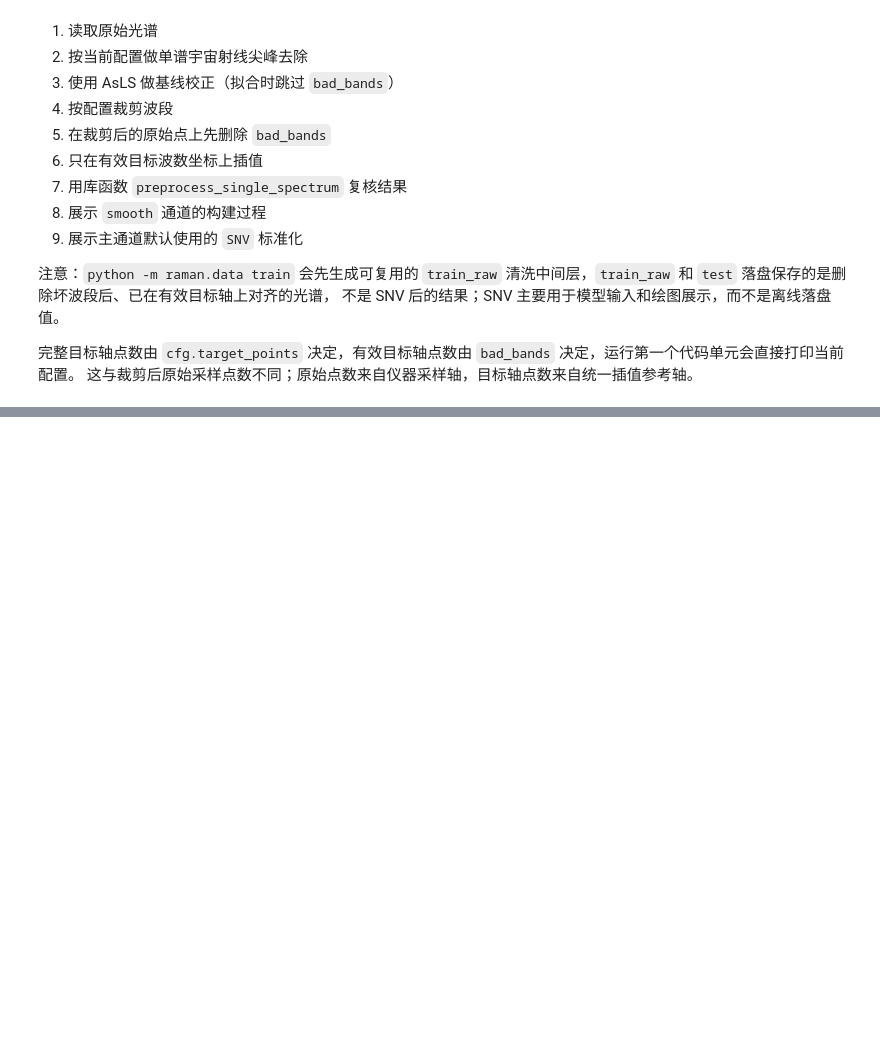
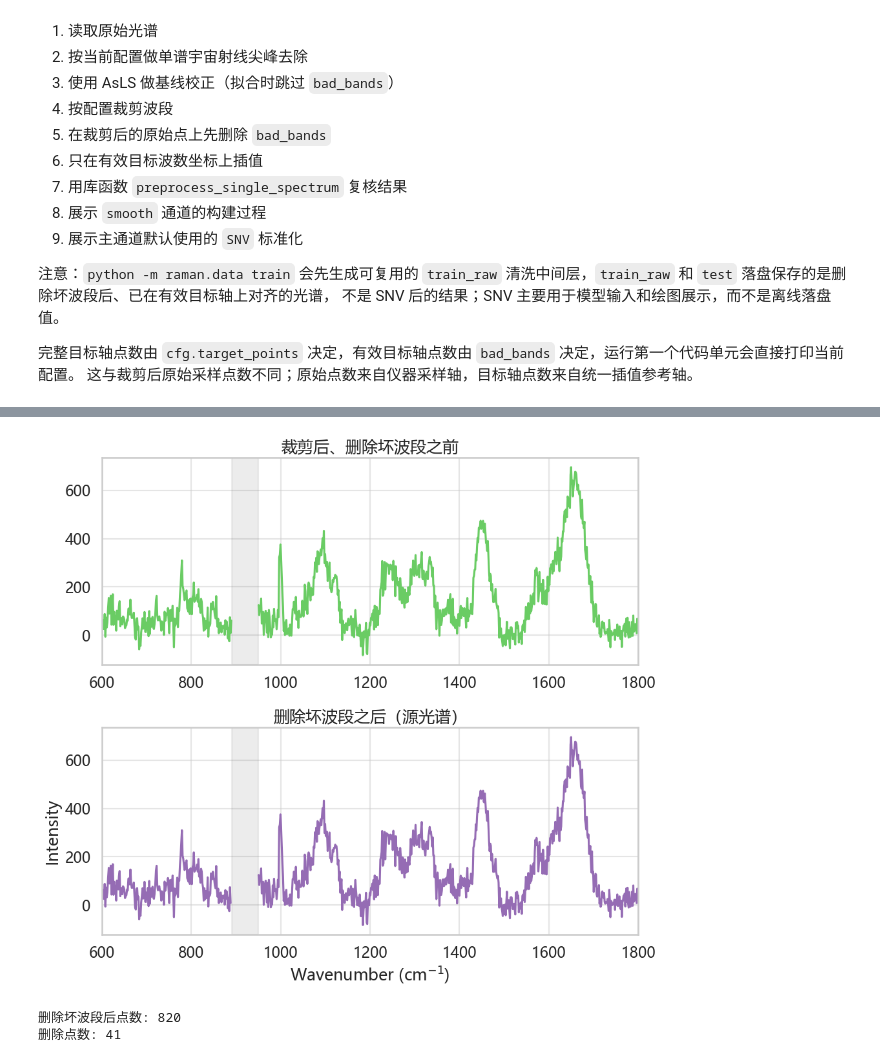
Before and after one commit to YaoHui-Wu06022/Bacterial-Raman-Spectroscopy-Classification, a Jupyter notebook: notebooks/single_process_AsLS_cut_SNV.ipynb, the cells around one changed output, grey strips where cells are left out. Saved outputs shown, nothing was run; the diff lists cells and outputs as text; code cells hidden in the pictures; blank space fills up the shorter version.

```diff
--- a/notebooks/single_process_AsLS_cut_SNV.ipynb
+++ b/notebooks/single_process_AsLS_cut_SNV.ipynb
@@ -192,29 +255,32 @@ print(f"裁剪后波数范围: {wn_cut[0]:.2f} -> {wn_cut[-1]:.2f}")
 # %%
 # 5. 在裁剪结果上先删除坏波段
 # 当前 raman.data 的真实做法是让坏波段同时退出插值与最终输出。
 src_keep_mask = build_valid_mask(wn_cut, BAD_BANDS)
 if src_keep_mask is None:
     src_keep_mask = np.ones_like(wn_cut, dtype=bool)
 
 wn_valid = wn_cut[src_keep_mask]
 sp_valid = sp_cut[src_keep_mask]
 
 fig, axes = plt.subplots(2, 1, figsize=(10, 9), sharex=False)
-axes[0].plot(wn_cut, sp_cut, color=sns.color_palette("muted")[2])
+plot_without_bad_bands(axes[0], wn_cut, sp_cut, BAD_BANDS, color=sns.color_palette("muted")[2])
 add_bad_band_spans(axes[0], BAD_BANDS)
 axes[0].set_xlim([cfg.cut_min, cfg.cut_max])
 axes[0].set_title("裁剪后、删除坏波段之前")
 
-axes[1].plot(wn_valid, sp_valid, color=sns.color_palette("muted")[4])
-axes[1].set_xlim([wn_valid.min(), wn_valid.max()])
+plot_processed_with_mask(axes[1], wn_valid, sp_valid, color=sns.color_palette("muted")[4])
 axes[1].set_title("删除坏波段之后（源光谱）")
 axes[1].set_xlabel("Wavenumber (cm$^{-1}$)")
 axes[1].set_ylabel("Intensity")
 plt.tight_layout()
 plt.show()
 
 print(f"删除坏波段后点数: {sp_valid.shape[0]}")
 print(f"删除点数: {(~src_keep_mask).sum()}")
+# %% [output]
+[figure, added]
+删除坏波段后点数: 820
+删除点数: 41
 # %%
 # 6. 只在保留后的目标波数坐标上插值
 target_keep_mask = build_valid_mask(WN_REF, BAD_BANDS)
```
Also changed, not shown: parts of 8 cells of this notebook.
